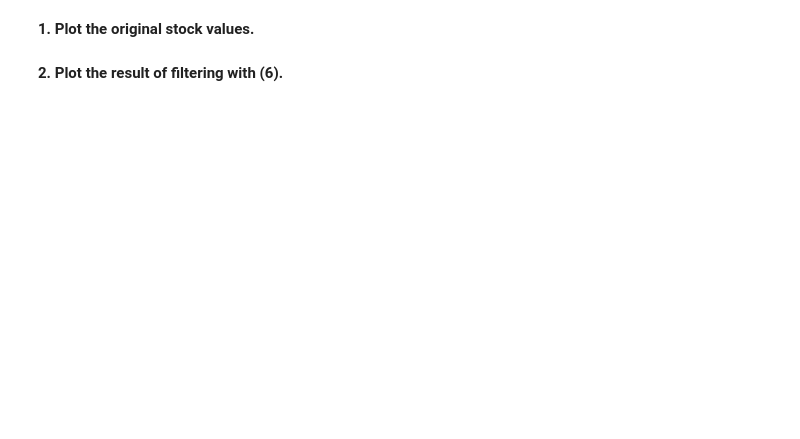
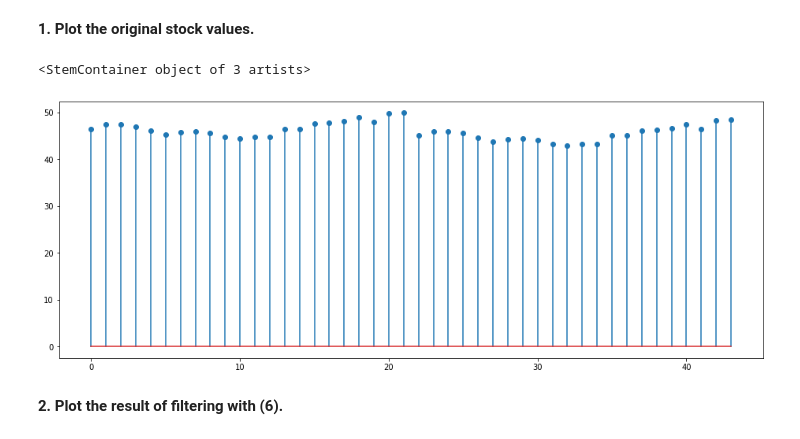
Before and after one commit to JustinWang781/438-Lab02, a Jupyter notebook: lab02_report.ipynb, the cells around one changed output. Cells and saved outputs as stored; diff of their text form; code cells hidden in the pictures; blank space fills up the shorter version.

```diff
--- a/lab02_report.ipynb
+++ b/lab02_report.ipynb
@@ -319,5 +324,9 @@ FileNotFoundError: ignored
 **1. Plot the original stock values.**
 # %%
 # write your code here
+plt.stem(rate)
+# %% [output]
+<StemContainer object of 3 artists>
+[figure, added]
 # %% [markdown]
 **2. Plot the result of filtering with (6).**
```
Also changed, not shown: parts of 12 cells of this notebook.
